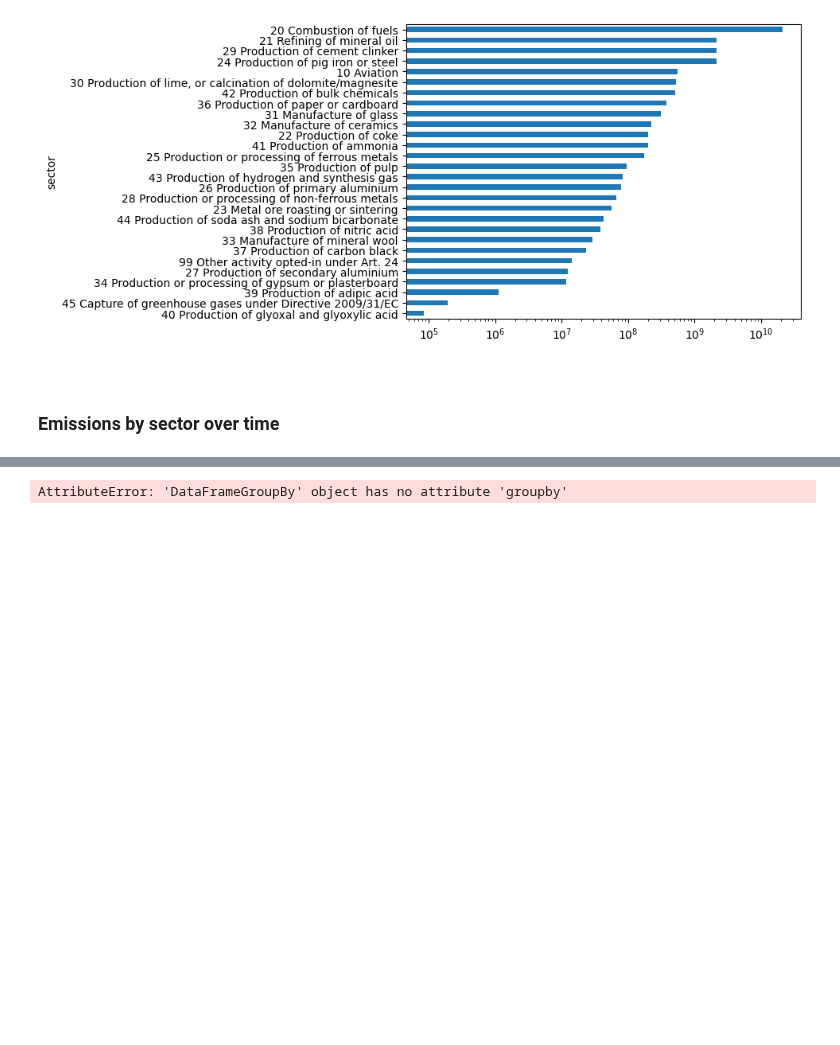
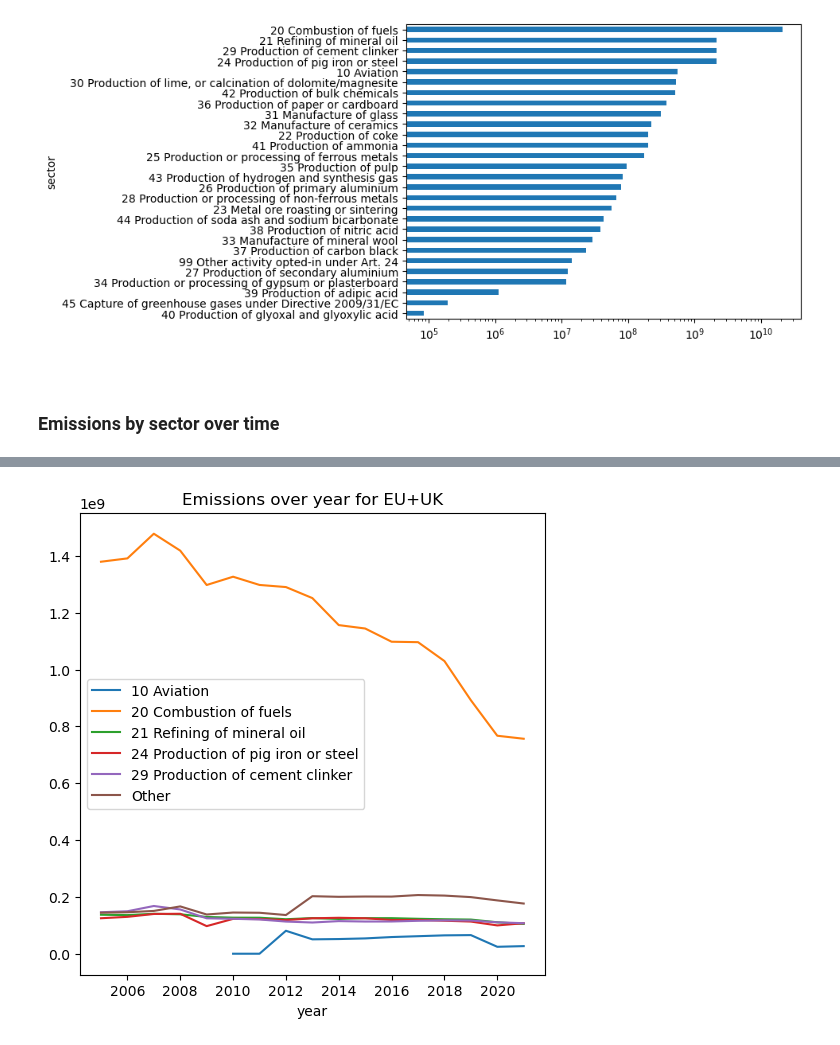
Before and after one commit to NumEconCopenhagen/projects-2023-it-hurts-when-ip, a Jupyter notebook: myspace/myspace.ipynb, the cells around one changed output, grey strips where cells are left out. Drawn from its saved outputs; the diff is of its cells as text; code cells hidden in the pictures; blank space fills up the shorter version.

```diff
--- a/myspace/myspace.ipynb
+++ b/myspace/myspace.ipynb
@@ -233,8 +264,8 @@ KeyError: '32 Manufacture of ceramics'
 # %%
-emissions_sector_over_time = sector_groups.groupby(['year','sector'])['value'].apply('sum')
-fig, ax = plt.subplots(figsize=(15,15))
-
-for sector, group in emissions_sector_over_time.groupby('sector'):
+# emissions_sector_over_time = sector_groups.groupby(['year','sector'])['value'].apply('sum')
+fig, ax = plt.subplots(figsize=(6,6))
+ax.set(title = 'Emissions over year for EU+UK')
+for sector, group in em.groupby('sector'):
     group.reset_index().plot(ax=ax, x='year', y='value', label=sector)
 # %% [output]
-AttributeError: 'DataFrameGroupBy' object has no attribute 'groupby'
+[figure, added]
```
Also changed, not shown: parts of 9 cells of this notebook, 3 other files.
